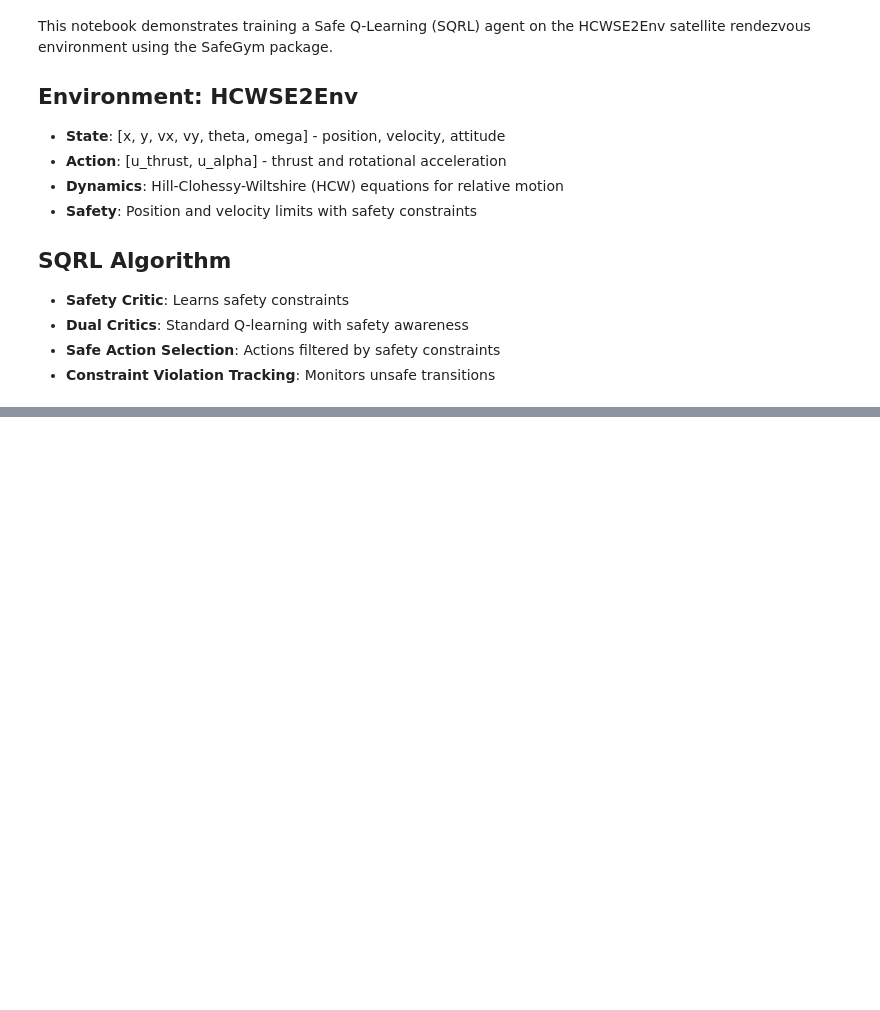
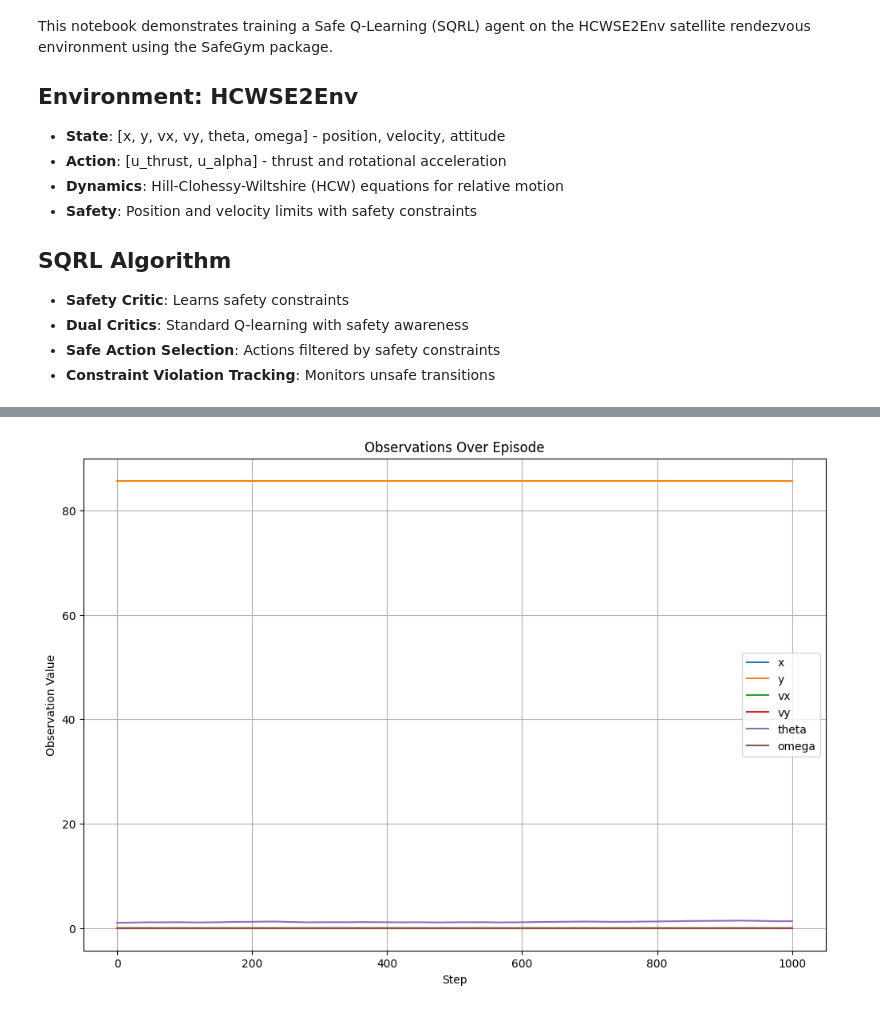
Before and after one commit to spbisc97/CleanArpod, a Jupyter notebook: SQRL_HCW_Training_Curriculum_dualPhase.ipynb, the cells around one changed output, grey strips where cells are left out. Saved outputs shown, nothing was run; the diff lists cells and outputs as text; code cells hidden in the pictures; blank space fills up the shorter version.

```diff
--- a/SQRL_HCW_Training_Curriculum_dualPhase.ipynb
+++ b/SQRL_HCW_Training_Curriculum_dualPhase.ipynb
@@ -841,0 +949,29 @@ print("=" * 50)
+# %%
+# Generate a single episode and plot the observations
+
+obs_list = []
+obs, info = env.reset()
+obs_list.append(obs.copy())
+
+for step in range(config['max_steps_per_episode']):
+    action = agent.select_action(obs)
+    next_obs, reward, terminated, truncated, info = env.step(action)
+    obs_list.append(next_obs.copy())
+    obs = next_obs
+    if terminated or truncated:
+        break
+
+obs_array = np.array(obs_list)
+
+plt.figure(figsize=(12, 8))
+labels = ['x', 'y', 'vx', 'vy', 'theta', 'omega']
+for i in range(obs_array.shape[1]):
+    plt.plot(obs_array[:, i], label=labels[i])
+plt.title('Observations Over Episode')
+plt.xlabel('Step')
+plt.ylabel('Observation Value')
+plt.legend()
+plt.grid(True)
+plt.show()
+# %% [output]
+[figure, added]
```
Also changed, not shown: parts of 13 cells of this notebook, 2 other files.
